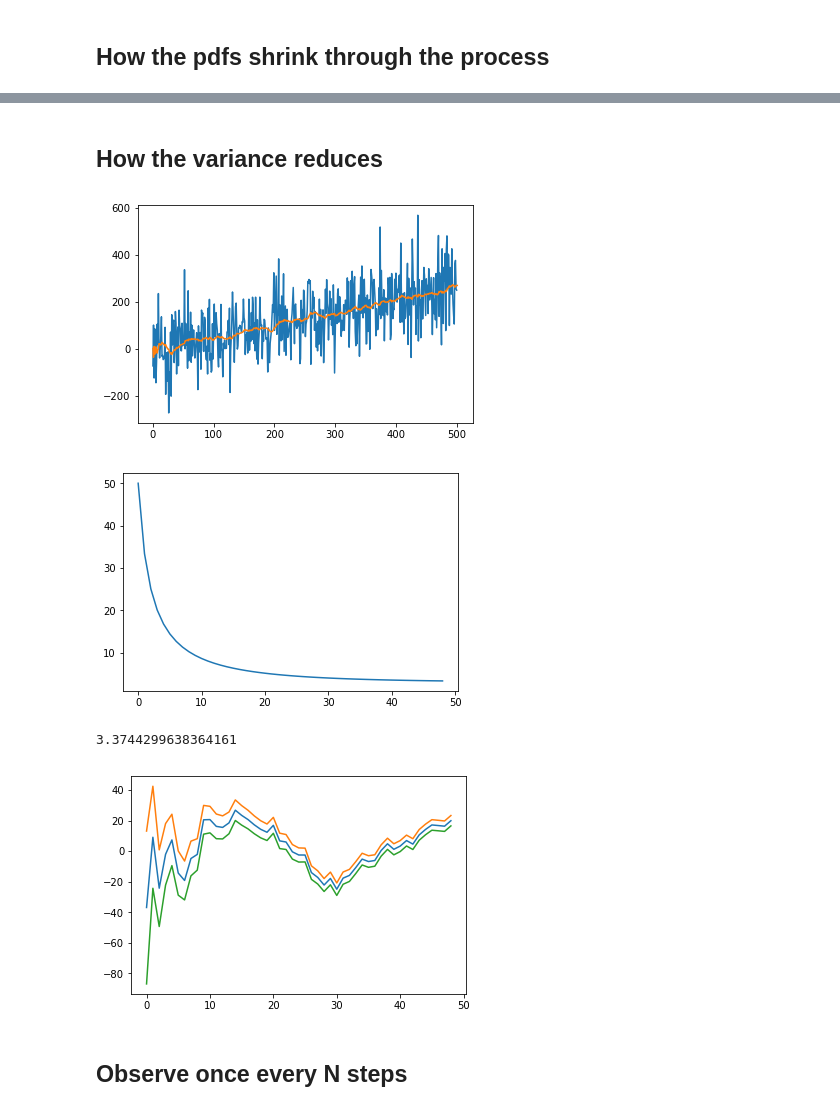
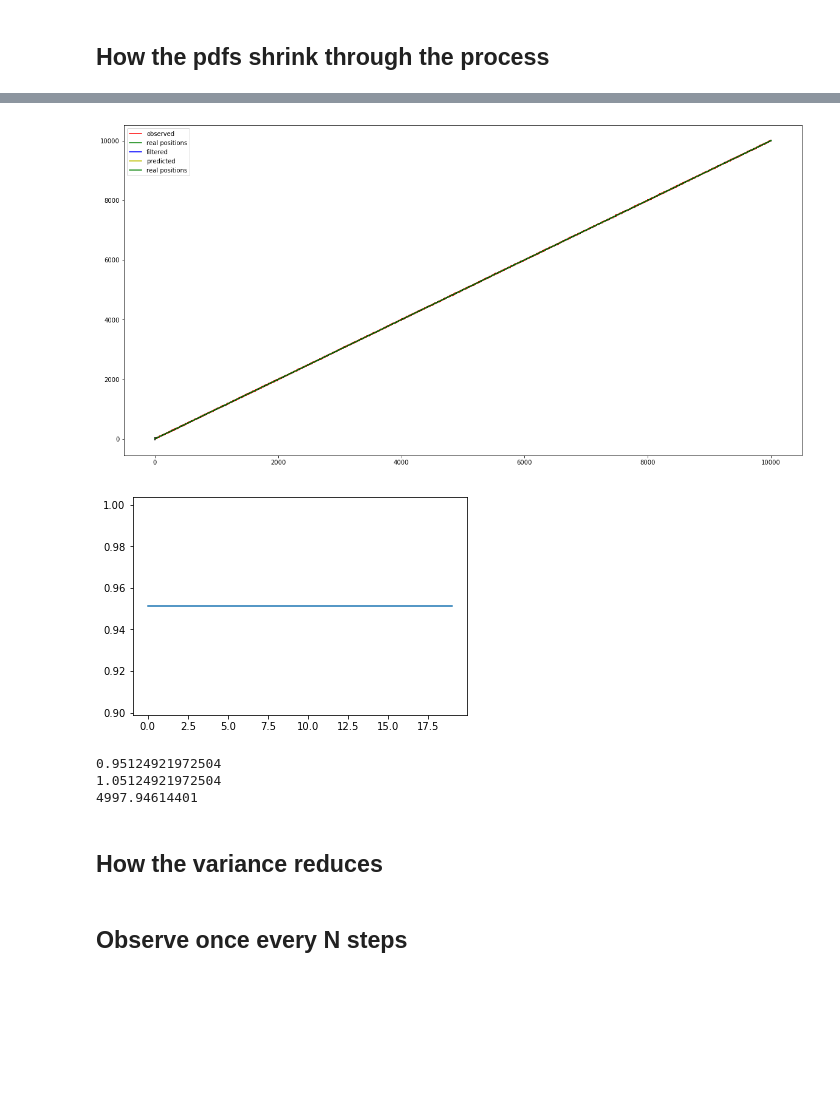
Before and after one commit to jganzabal/Kalman-as-Recursive-Bayesian-Estimation, a Jupyter notebook: 3_One dimensional Kalman filter.ipynb, the cells around one changed output, grey strips where cells are left out. Cells and saved outputs as stored; diff of their text form; code cells hidden in the pictures; blank space fills up the shorter version.

```diff
--- a/3_One dimensional Kalman filter.ipynb
+++ b/3_One dimensional Kalman filter.ipynb
@@ -407,3 +439,37 @@ plot_kalman_process(measurements, X_o, P_0, sigma_v, sigma_w, points = points, h
+# %%
+updated_means, update_variances, predicted_means, predicted_variances = kalman_filter(measurements,
+                                                                                      X_o, P_0,
+                                                                                      sigma_v,
+                                                                                      sigma_w, h = 1, a = 1,
+                                                                                      b = 1, U = U)
+plt.figure(figsize=(20,10))
+plt.plot(measurements, color = 'r', label = 'observed')
+plt.plot(real_positions, color = 'g', label = 'real positions')
+plt.plot(updated_means, color = 'b', label = 'filtered')
+plt.plot(predicted_means, color = 'y', label = 'predicted')
+
+plt.plot(updated_means+ 1*np.array(update_variances), color = 'k', ls='dashdot')
+plt.plot(updated_means- 1*np.array(update_variances), color = 'k', ls='dashdot')
+
+plt.plot(predicted_means+ 1*np.array(predicted_variances), color = 'k', ls='dotted')
+plt.plot(predicted_means- 1*np.array(predicted_variances), color = 'k', ls='dotted')
+plt.plot(real_positions, color = 'g', label = 'real positions')
+plt.legend()
+
+plt.show()
+plt.plot(update_variances[-20:])
+plt.show()
+# %% [output]
+[figure, added]
+[figure, added]
+# %%
+print(update_variances[-1])
+print(predicted_variances[-1])
+print(np.array(measurements).mean())
+# %% [output]
+0.95124921972504
+1.05124921972504
+4997.94614401
 # %% [markdown]
 ## How the variance reduces
 # %%
@@ -413,7 +479,7 @@ U = 0.5
 sigma_w = 0.1
 sigma_v = 100
 steps = 500
-measurements = generate_sample(X_o = X_o, sigma_w = sigma_w,sigma_v = sigma_v, h = 1, a = 1, b = 1, U = U, steps = steps)
+measurements, real_positions = generate_sample(X_o = X_o, sigma_w = sigma_w,sigma_v = sigma_v, h = 1, a = 1, b = 1, U = U, steps = steps)
 
 updated_means, update_variances = kalman_filter(measurements, X_o, P_0, sigma_v, sigma_w, h = 1, a = 1, b = 1, U = U)
 
@@ -434,11 +500,6 @@ plt.plot(mean_plus_var[1:zooming])
 
 plt.plot(mean_minus_var[1:zooming])
 np.array(update_variances)[zooming]
-# %% [output]
-[figure, removed]
-[figure, removed]
-3.3744299638364161
-[figure, removed]
 # %% [markdown]
 ## Observe once every N steps
 # %%
```
Also changed, not shown: parts of 16 cells of this notebook, 3 other files.
